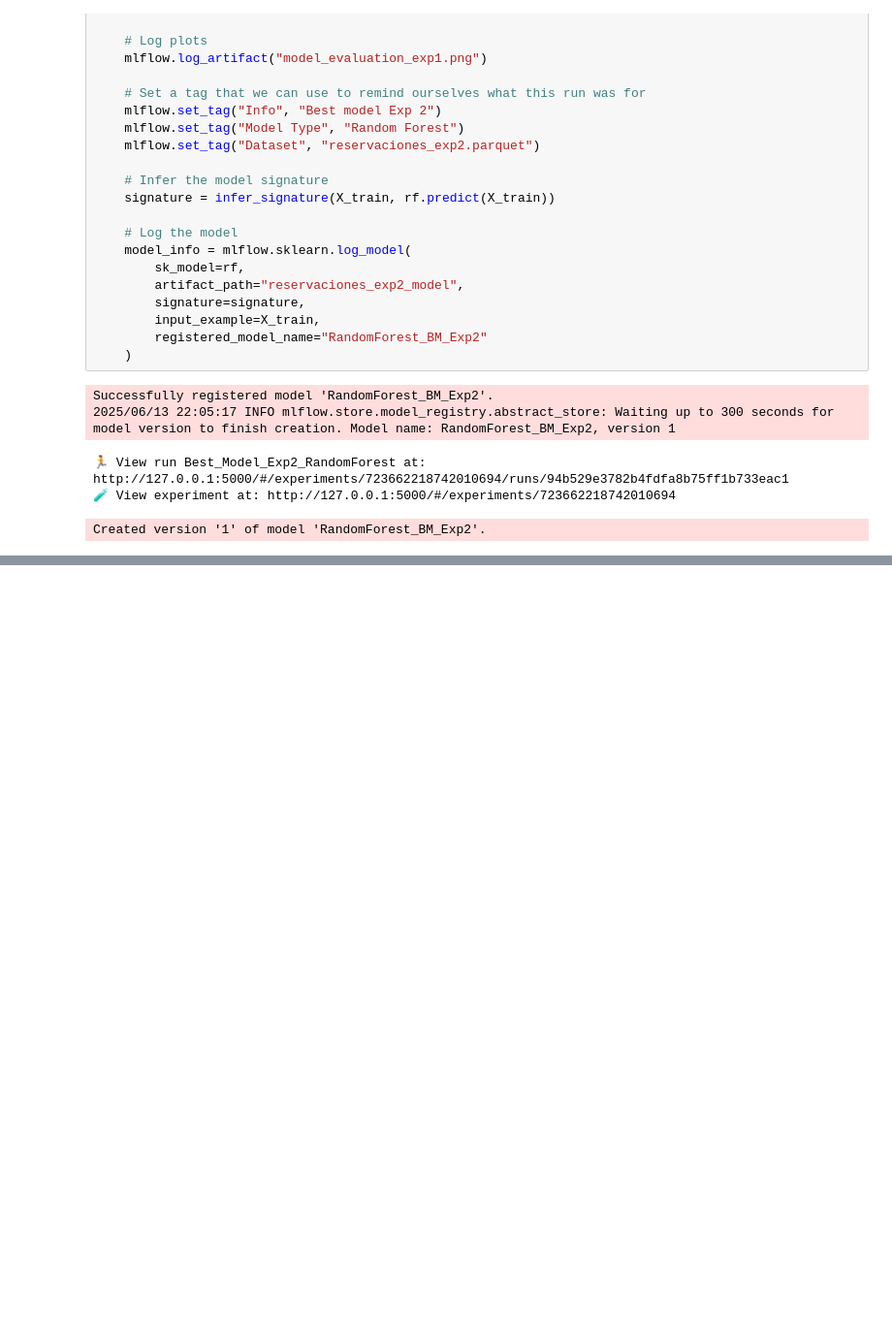
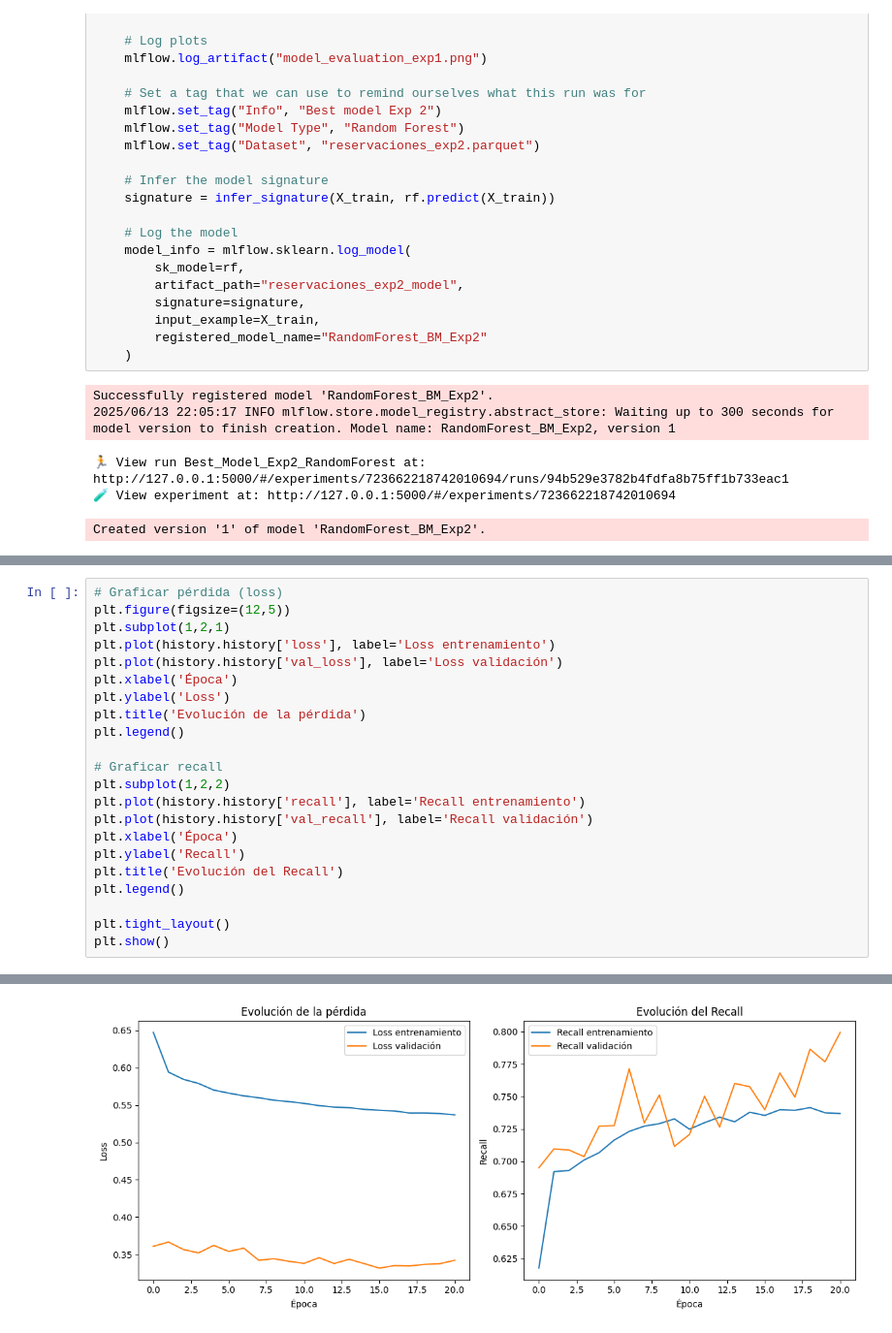
Before and after one commit to EstebanPerez25/TCA-Project, a Jupyter notebook: notebooks/01_data_science.ipynb, the cells around one changed output, grey strips where cells are left out. Shown: that part at 97% size. Saved outputs shown, nothing was run; the diff lists cells and outputs as text; blank space fills up the shorter version.

```diff
--- a/notebooks/01_data_science.ipynb
+++ b/notebooks/01_data_science.ipynb
@@ -1467,0 +1551,23 @@ Created version '1' of model 'RandomForest_BM_Exp2'.
+# %%
+# Graficar pérdida (loss)
+plt.figure(figsize=(12,5))
+plt.subplot(1,2,1)
+plt.plot(history.history['loss'], label='Loss entrenamiento')
+plt.plot(history.history['val_loss'], label='Loss validación')
+plt.xlabel('Época')
+plt.ylabel('Loss')
+plt.title('Evolución de la pérdida')
+plt.legend()
+
+# Graficar recall
+plt.subplot(1,2,2)
+plt.plot(history.history['recall'], label='Recall entrenamiento')
+plt.plot(history.history['val_recall'], label='Recall validación')
+plt.xlabel('Época')
+plt.ylabel('Recall')
+plt.title('Evolución del Recall')
+plt.legend()
+
+plt.tight_layout()
+plt.show()
+# %% [output]
@@ -1467,0 +1575 @@ Created version '1' of model 'RandomForest_BM_Exp2'.
+[figure, added]
```
Also changed, not shown: parts of 10 cells of this notebook, 1 other file.
